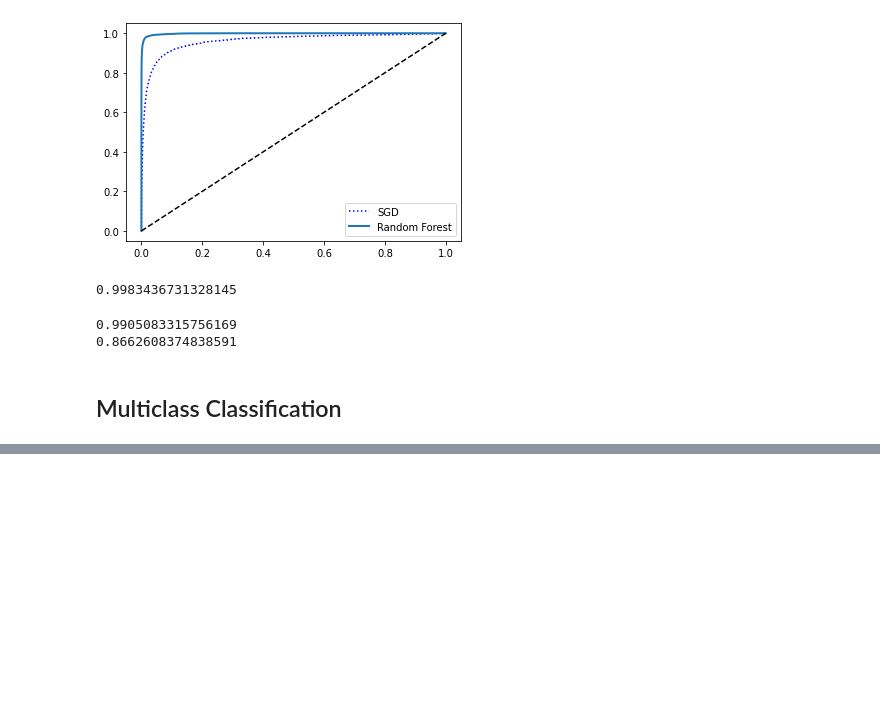
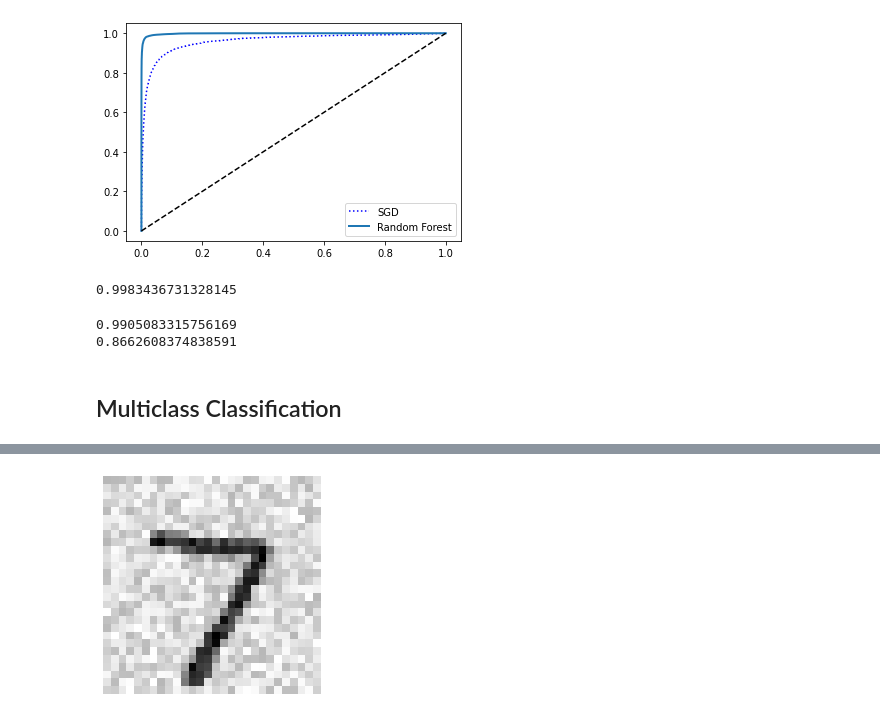
Before and after one commit to adrijh/homl-notebooks, a Jupyter notebook: ch3.ipynb, the cells around one changed output, grey strips where cells are left out. Saved outputs shown, nothing was run; the diff lists cells and outputs as text; code cells hidden in the pictures; blank space fills up the shorter version.

```diff
--- a/ch3.ipynb
+++ b/ch3.ipynb
@@ -224,0 +369,4 @@ print(recall_score(y_train_5, y_train_pred_forest))
+# %%
+plot_digit(X_test_mod[0])
+# %% [output]
+[figure, added]
```
Also changed, not shown: parts of 30 cells of this notebook.
